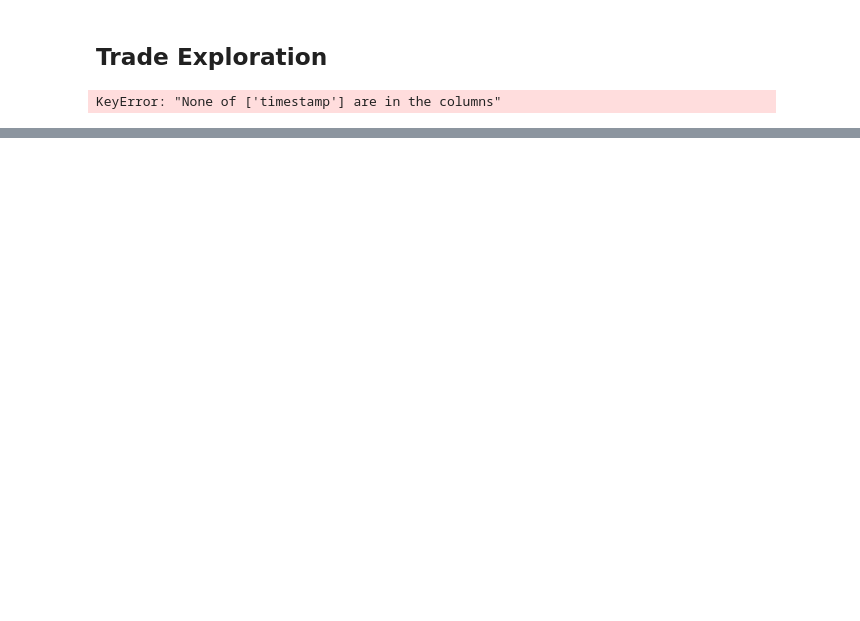
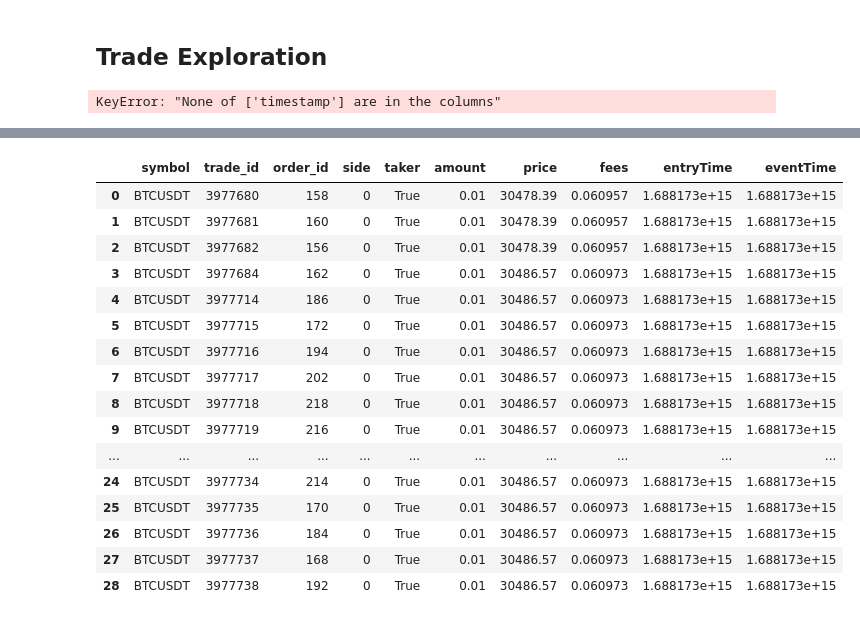
Before and after one commit to jaNGOB/pySimX, a Jupyter notebook: pySimX/examples/Cross Exchange Example.ipynb, the cells around one changed output, grey strips where cells are left out. Drawn from its saved outputs; the diff is of its cells as text; code cells hidden in the pictures; blank space fills up the shorter version.

```diff
--- a/pySimX/examples/Cross Exchange Example.ipynb
+++ b/pySimX/examples/Cross Exchange Example.ipynb
@@ -292,0 +323,20 @@ DatetimeIndex(['2023-07-01 00:00:04.555574', '2023-07-01 00:00:04.648000',
+# %%
+h_trades
+# %% [output]
+|  | symbol | trade_id | order_id | side | taker | amount | price | fees | entryTime | eventTime |
+| 0 | BTCUSDT | 3977680 | 158 | 0 | True | 0.01 | 30478.39 | 0.060957 | 1.688173e+15 | 1.688173e+15 |
+| 1 | BTCUSDT | 3977681 | 160 | 0 | True | 0.01 | 30478.39 | 0.060957 | 1.688173e+15 | 1.688173e+15 |
+| 2 | BTCUSDT | 3977682 | 156 | 0 | True | 0.01 | 30478.39 | 0.060957 | 1.688173e+15 | 1.688173e+15 |
+| 3 | BTCUSDT | 3977684 | 162 | 0 | True | 0.01 | 30486.57 | 0.060973 | 1.688173e+15 | 1.688173e+15 |
+| 4 | BTCUSDT | 3977714 | 186 | 0 | True | 0.01 | 30486.57 | 0.060973 | 1.688173e+15 | 1.688173e+15 |
+| 5 | BTCUSDT | 3977715 | 172 | 0 | True | 0.01 | 30486.57 | 0.060973 | 1.688173e+15 | 1.688173e+15 |
+| 6 | BTCUSDT | 3977716 | 194 | 0 | True | 0.01 | 30486.57 | 0.060973 | 1.688173e+15 | 1.688173e+15 |
+| 7 | BTCUSDT | 3977717 | 202 | 0 | True | 0.01 | 30486.57 | 0.060973 | 1.688173e+15 | 1.688173e+15 |
+| 8 | BTCUSDT | 3977718 | 218 | 0 | True | 0.01 | 30486.57 | 0.060973 | 1.688173e+15 | 1.688173e+15 |
+| 9 | BTCUSDT | 3977719 | 216 | 0 | True | 0.01 | 30486.57 | 0.060973 | 1.688173e+15 | 1.688173e+15 |
+| ... | ... | ... | ... | ... | ... | ... | ... | ... | ... | ... |
+| 24 | BTCUSDT | 3977734 | 214 | 0 | True | 0.01 | 30486.57 | 0.060973 | 1.688173e+15 | 1.688173e+15 |
+| 25 | BTCUSDT | 3977735 | 170 | 0 | True | 0.01 | 30486.57 | 0.060973 | 1.688173e+15 | 1.688173e+15 |
+| 26 | BTCUSDT | 3977736 | 184 | 0 | True | 0.01 | 30486.57 | 0.060973 | 1.688173e+15 | 1.688173e+15 |
+| 27 | BTCUSDT | 3977737 | 168 | 0 | True | 0.01 | 30486.57 | 0.060973 | 1.688173e+15 | 1.688173e+15 |
+| 28 | BTCUSDT | 3977738 | 192 | 0 | True | 0.01 | 30486.57 | 0.060973 | 1.688173e+15 | 1.688173e+15 |
```
Also changed, not shown: parts of 24 cells of this notebook, 1 other file.
